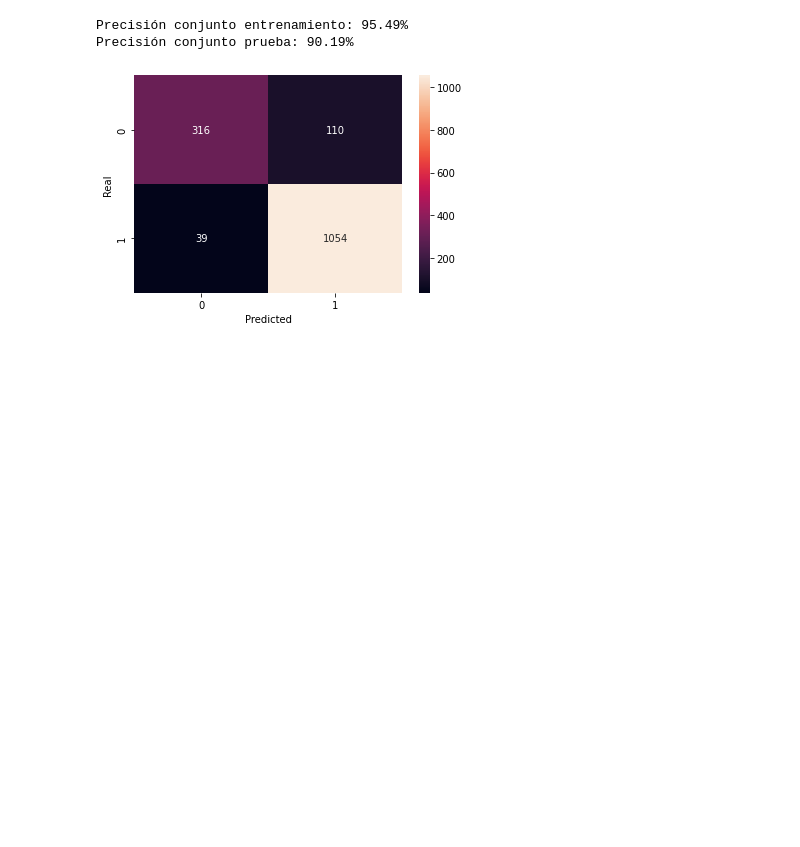
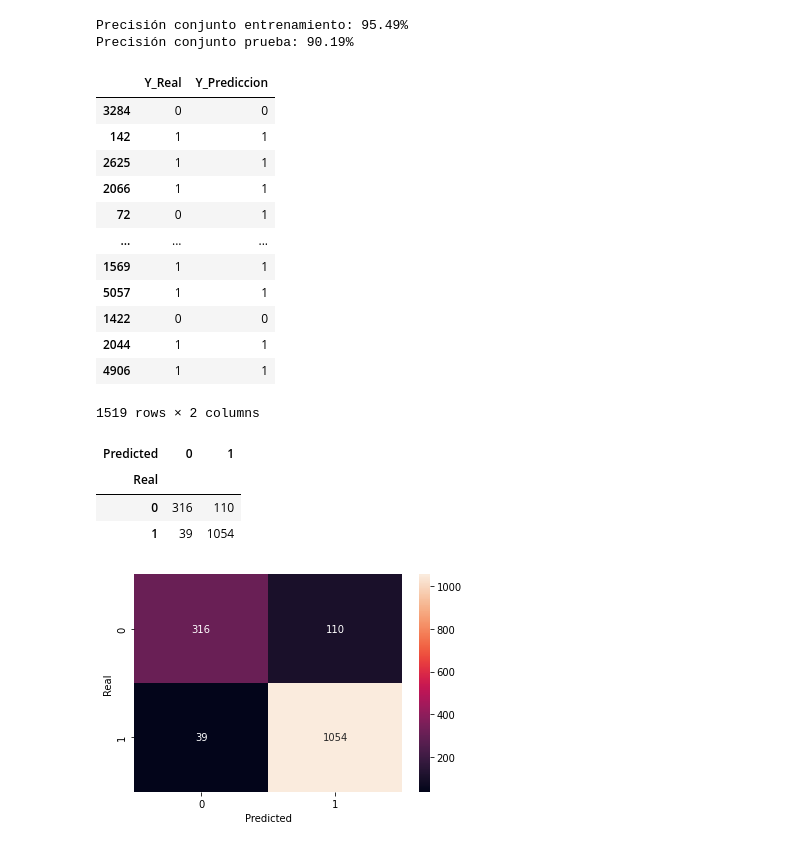
Before and after one commit to AnIsAsPe/ClassificadorCancerEsofago, a Jupyter notebook: Notebooks/PerceptronClasificadorCancerEsófago.ipynb, the cells around one changed output. Cells and saved outputs as stored; diff of their text form; code cells hidden in the pictures; blank space fills up the shorter version.

```diff
--- a/Notebooks/PerceptronClasificadorCancerEsófago.ipynb
+++ b/Notebooks/PerceptronClasificadorCancerEsófago.ipynb
@@ -223,7 +286,7 @@ Displasia o Cáncer:  1093
 # %% [markdown]
 ### 3.2  Entrenamiento
 # %%
-model = Perceptron(max_iter=1000,  random_state=0, verbose=False)
+model = Perceptron(  max_iter=46,   random_state=0, verbose=False)
 model.fit(X_train,y_train)
 
 print("Iterations: ", model.n_iter_)
@@ -254,6 +325,34 @@ print("Precisión conjunto prueba: %.2f%%" % (model.score(X_test, y_test)*100.0)
 # %% [output]
 Precisión conjunto entrenamiento: 95.49%
 Precisión conjunto prueba: 90.19%
+# %%
+data = {'Y_Real':  y_test,
+        'Y_Prediccion':y_predict
+        }
+df = pd.DataFrame(data, columns=['Y_Real','Y_Prediccion'])
+df
+# %% [output]
+|  | Y_Real | Y_Prediccion |
+| 3284 | 0 | 0 |
+| 142 | 1 | 1 |
+| 2625 | 1 | 1 |
+| 2066 | 1 | 1 |
+| 72 | 0 | 1 |
+| ... | ... | ... |
+| 1569 | 1 | 1 |
+| 5057 | 1 | 1 |
+| 1422 | 0 | 0 |
+| 2044 | 1 | 1 |
+| 4906 | 1 | 1 |
+1519 rows × 2 columns
+# %%
+confusion_matrix = pd.crosstab(df['Y_Real'], df['Y_Prediccion'], rownames=['Real'], colnames=['Predicted'])
+confusion_matrix
+# %% [output]
+| Predicted | 0 | 1 |
+| Real |  |  |
+| 0 | 316 | 110 |
+| 1 | 39 | 1054 |
 # %%
 #Matriz de confusión
 
```
Also changed, not shown: parts of 18 cells of this notebook.
